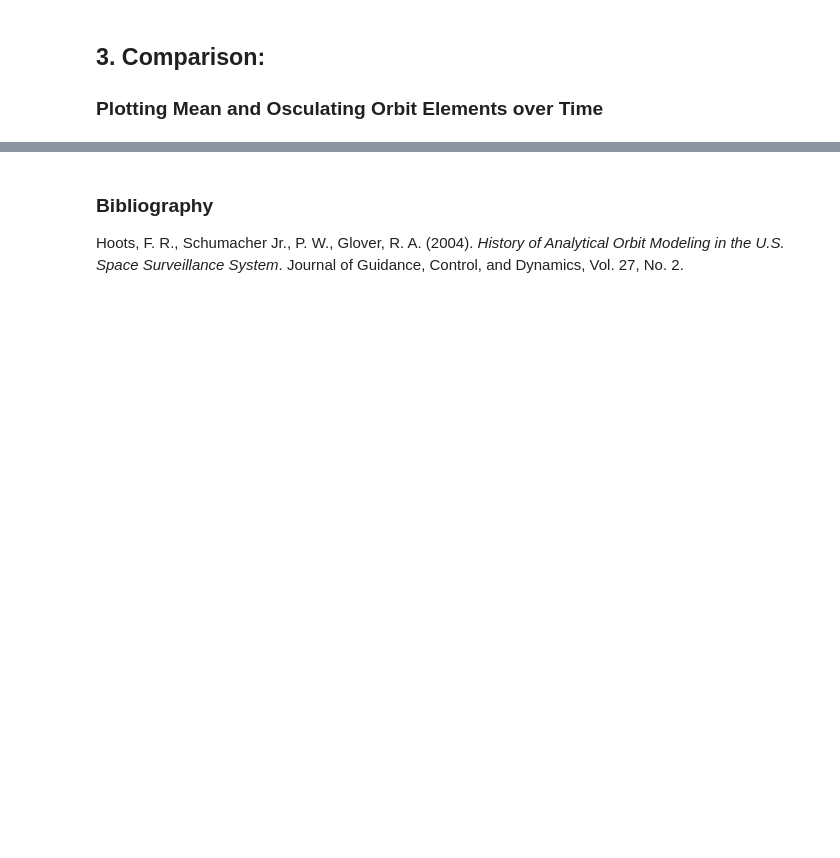
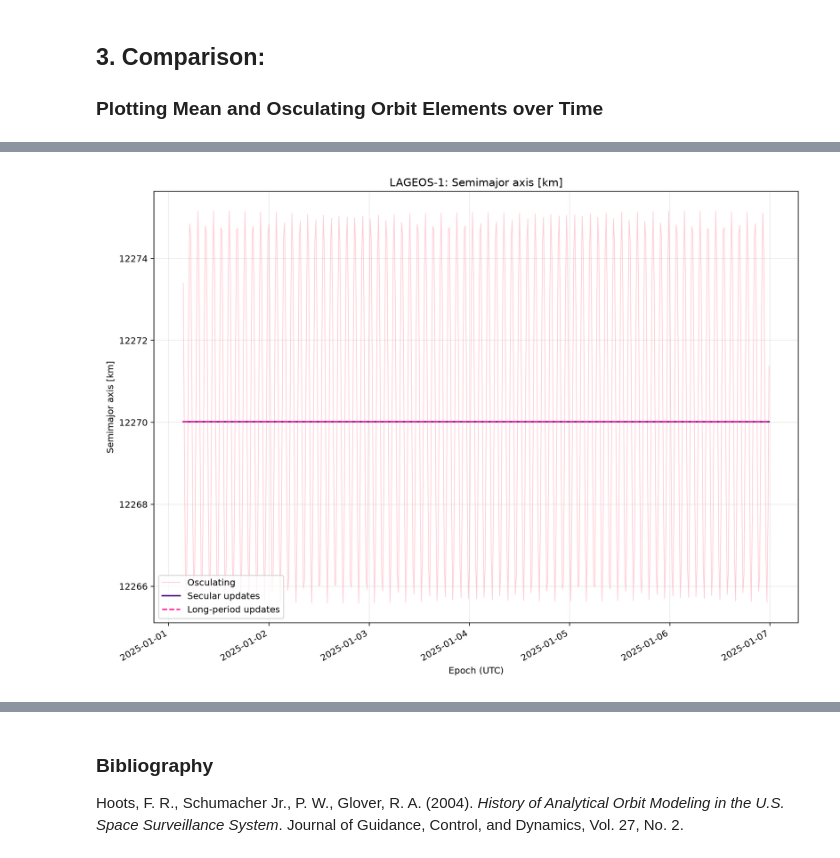
Before and after one commit to ada-gmr24/brent, a Jupyter notebook: experiments/02_mean_osculating_elements.ipynb, the cells around one changed output, grey strips where cells are left out. Drawn from its saved outputs; the diff is of its cells as text; code cells hidden in the pictures; blank space fills up the shorter version.

Commit message:
#2 Fixed plotting script, mathced 15 min interval timestamps for mean + osculting, plotted comparison plots

```diff
--- a/experiments/02_mean_osculating_elements.ipynb
+++ b/experiments/02_mean_osculating_elements.ipynb
@@ -510,5 +597,7 @@ subprocess.run([sys.executable, "plot_osc_mean_elements.py"], env=env, check=Tru
 # %%
 from IPython.display import Image, display
-display(Image(filename="figures/a_lageos1.png", width=800))
+display(Image(filename="figures/a_lageos1.png", width=900))
+# %% [output]
+[figure, added]
 # %%
 display(Image(filename="figures/e_lageos1.png", width=800))
```
Also changed, not shown: parts of 11 cells of this notebook, 1 other file.
